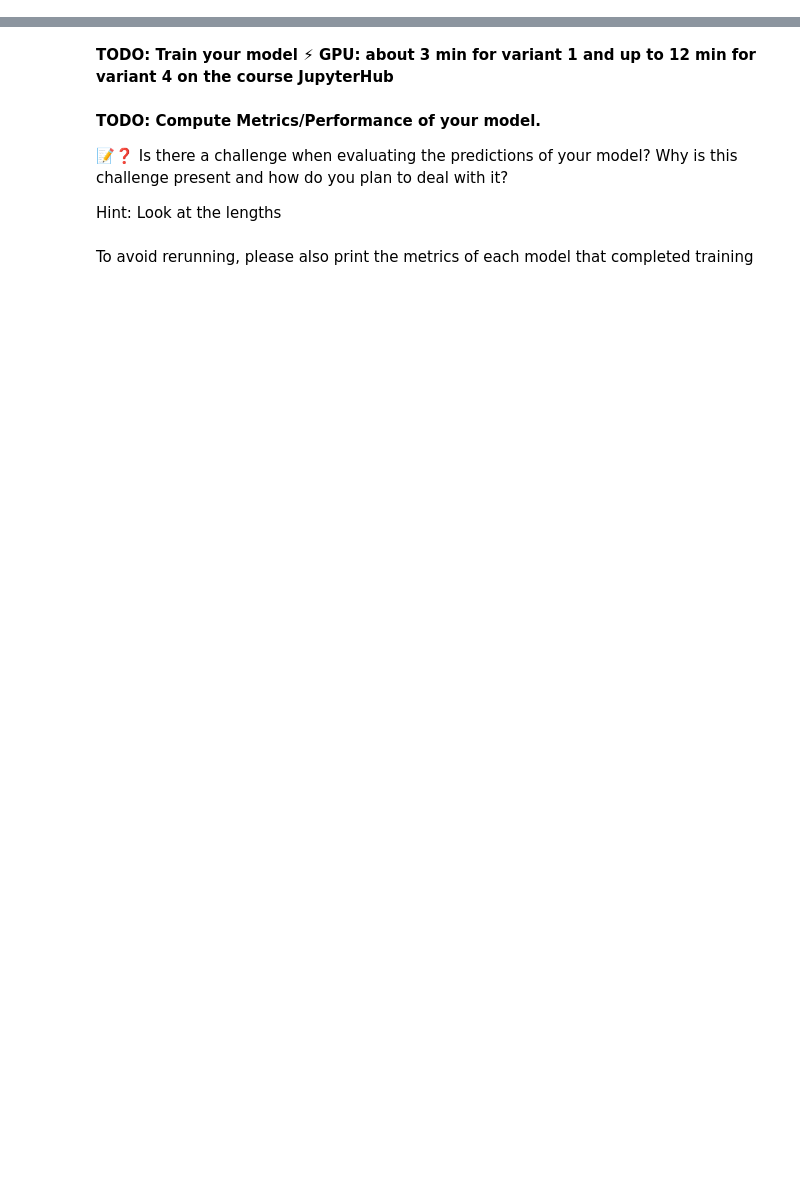
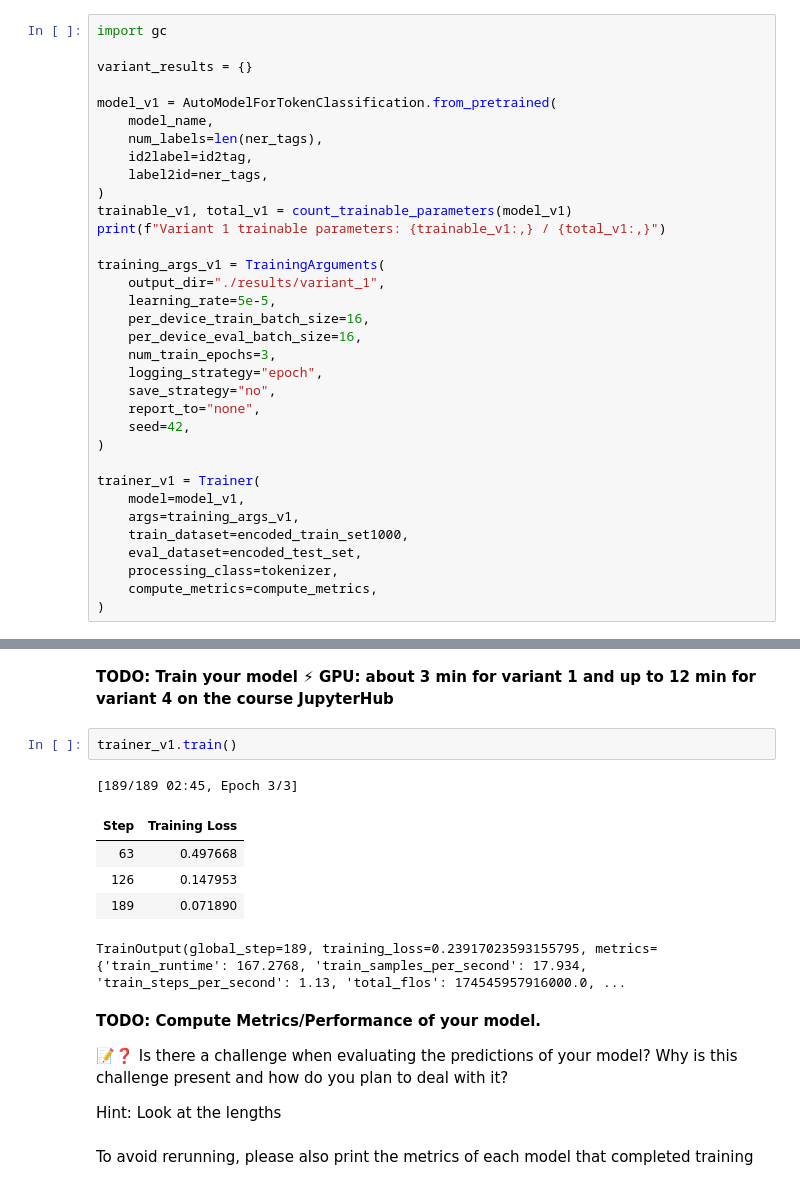
Before and after one commit to syongchaiwat/ML4NLP1-2026-Tutorial-Notebooks, a Jupyter notebook: exercises/ex4/ex4_ner.ipynb, the cells around one changed output, grey strips where cells are left out. Cells and saved outputs as stored; diff of their text form; blank space fills up the shorter version.

```diff
--- a/exercises/ex4/ex4_ner.ipynb
+++ b/exercises/ex4/ex4_ner.ipynb
@@ -191,3 +329,37 @@ You do not need to tune the hyperparameters in this exercise. Please use the fol
 **TODO: Initialise your model and set up your training arguments**
 
 Note: if you pass the tokenizer to the `Trainer`, use the argument `processing_class` (the older argument `tokenizer` no longer exists in transformers 5).
+# %%
+import gc
+
+variant_results = {}
+
+model_v1 = AutoModelForTokenClassification.from_pretrained(
+    model_name,
+    num_labels=len(ner_tags),
+    id2label=id2tag,
+    label2id=ner_tags,
+)
+trainable_v1, total_v1 = count_trainable_parameters(model_v1)
+print(f"Variant 1 trainable parameters: {trainable_v1:,} / {total_v1:,}")
+
+training_args_v1 = TrainingArguments(
+    output_dir="./results/variant_1",
+    learning_rate=5e-5,
+    per_device_train_batch_size=16,
+    per_device_eval_batch_size=16,
+    num_train_epochs=3,
+    logging_strategy="epoch",
+    save_strategy="no",
+    report_to="none",
+    seed=42,
+)
+
+trainer_v1 = Trainer(
+    model=model_v1,
+    args=training_args_v1,
+    train_dataset=encoded_train_set1000,
+    eval_dataset=encoded_test_set,
+    processing_class=tokenizer,
+    compute_metrics=compute_metrics,
+)
@@ -194,5 +387,14 @@ Note: if you pass the tokenizer to the `Trainer`, use the argument `processing_c
 # %% [markdown]
 **TODO: Train your model ⚡ GPU: about 3 min for variant 1 and up to 12 min for variant 4 on the course JupyterHub**
+# %%
+trainer_v1.train()
+# %% [output]
+[189/189 02:45, Epoch 3/3]
+| Step | Training Loss |
+| 63 | 0.497668 |
+| 126 | 0.147953 |
+| 189 | 0.071890 |
+TrainOutput(global_step=189, training_loss=0.23917023593155795, metrics={'train_runtime': 167.2768, 'train_samples_per_second': 17.934, 'train_steps_per_second': 1.13, 'total_flos': 174545957916000.0, ...
 # %% [markdown]
 **TODO: Compute Metrics/Performance of your model.**
 
```
Also changed, not shown: parts of 25 cells of this notebook.
